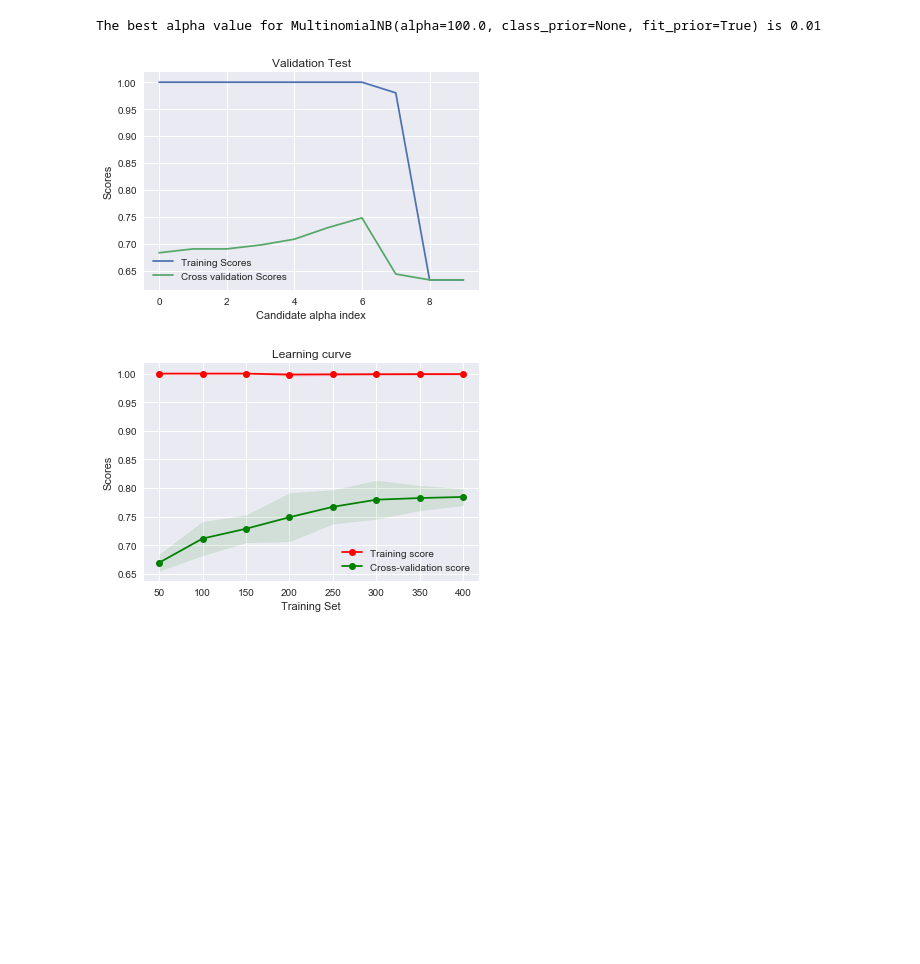
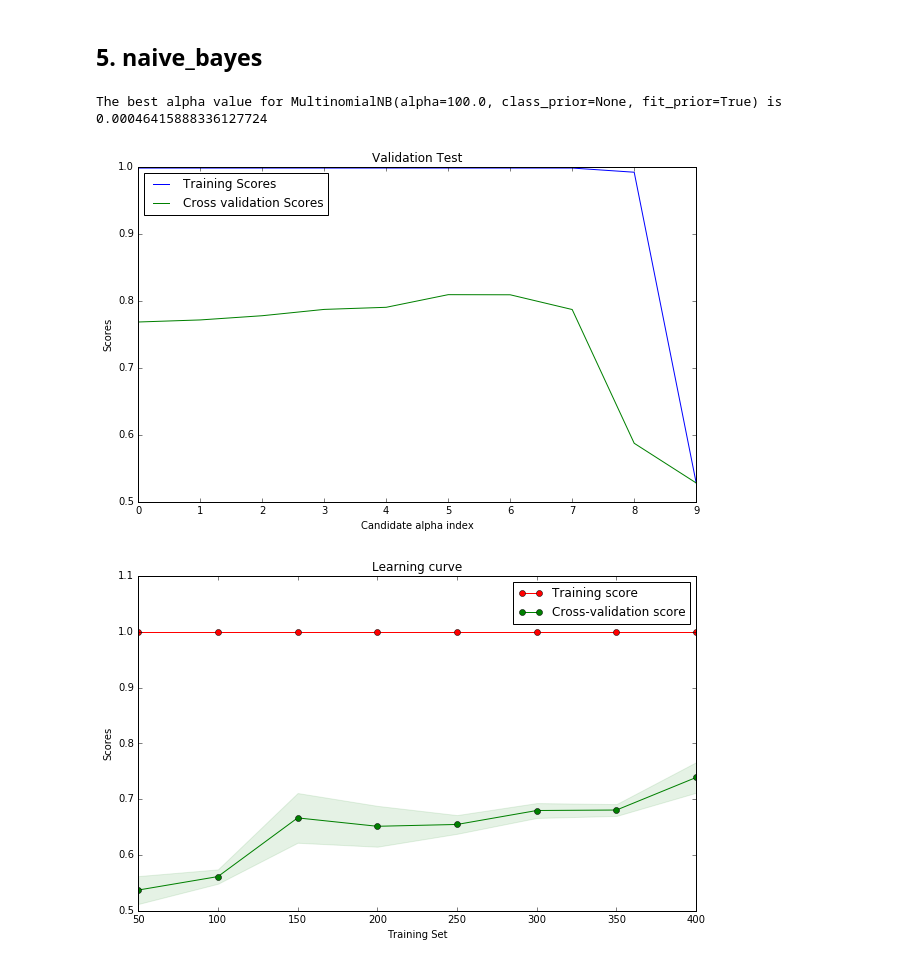
Before and after one commit to Fake-News-Project/Fake-News-Project, a Jupyter notebook: Step2_Extracting_features_and_predict_via_machine_learning.ipynb, the cells around one changed output. Saved outputs shown, nothing was run; the diff lists cells and outputs as text; code cells hidden in the pictures; blank space fills up the shorter version.

```diff
--- a/Step2_Extracting_features_and_predict_via_machine_learning.ipynb
+++ b/Step2_Extracting_features_and_predict_via_machine_learning.ipynb
@@ -191,9 +86,0 @@ test score is 0.7541766109785203
-# %%
-# RandomForestClassifier
-best_estimator = valid_test(RandomForestClassifier(), "n_estimators", [x for x in range(2,12)])
-RF = RandomForestClassifier(n_estimators=best_estimator)
-Learning_curve(RF)
-RF.fit(X_train_dtm, Y_train)
-Y_test_pred_RF = RF.predict(X_test_dtm)
-print('Train score is {}'.format(RF.score(X_train_dtm, Y_train)))
-print('test score is {}'.format(RF.score(X_test_dtm, Y_test)))
@@ -211,10 +86,0 @@ test score is 0.7852028639618138
-# %%
-#naive_bayes
-
-best_alpha = valid_test(MultinomialNB(), "alpha", np.logspace(-10, 2, 10))
-nb = MultinomialNB(alpha = best_alpha)
-Learning_curve(nb)
-nb.fit(X_train_dtm, Y_train)
-Y_test_pred_RF = nb.predict(X_test_dtm)
-print('Train score is {}'.format(nb.score(X_train_dtm, Y_train)))
-print('test score is {}'.format(nb.score(X_test_dtm, Y_test)))
@@ -229,6 +89,7 @@ test score is 0.8448687350835322
 # %%
 from sklearn.feature_extraction.text import TfidfVectorizer
-tfidf = TfidfVectorizer(stop_words='english')
+
+tfidf = TfidfVectorizer(tokenizer=tokenize_stemmer,stop_words='english',ngram_range=(2, 2))
 # %%
 tfidf.fit(X_train)
 # %% [output]
@@ -333,12 +282,9 @@ test score is 0.8591885441527446
 # %%
-# RandomForestClassifier
 best_estimator = valid_test(RandomForestClassifier(), "n_estimators", [x for x in range(2,12)])
 RF = RandomForestClassifier(n_estimators=best_estimator)
 Learning_curve(RF)
-RF.fit(X_train_dtm, Y_train)
+%time RF.fit(X_train_dtm, Y_train)
 Y_test_pred_RF = RF.predict(X_test_dtm)
-print('Train score is {}'.format(RF.score(X_train_dtm, Y_train)))
-print('test score is {}'.format(RF.score(X_test_dtm, Y_test)))
 # %% [output]
 The best n_estimators value for RandomForestClassifier(bootstrap=True, class_weight=None, criterion='gini',
             max_depth=None, max_features='auto', max_leaf_nodes=None,
@@ -353,14 +313,12 @@ test score is 0.7708830548926014
+# %% [markdown]
+## 5. naive_bayes
 # %%
-#naive_bayes
-
 best_alpha = valid_test(MultinomialNB(), "alpha", np.logspace(-10, 2, 10))
 nb = MultinomialNB(alpha = best_alpha)
 Learning_curve(nb)
-nb.fit(X_train_dtm, Y_train)
-Y_test_pred_RF = RF.predict(X_test_dtm)
-print('Train score is {}'.format(nb.score(X_train_dtm, Y_train)))
-print('test score is {}'.format(nb.score(X_test_dtm, Y_test)))
+%time nb.fit(X_train_dtm, Y_train)
+Y_test_pred_nb = nb.predict(X_test_dtm)
 # %% [output]
-The best alpha value for MultinomialNB(alpha=100.0, class_prior=None, fit_prior=True) is 0.01
+The best alpha value for MultinomialNB(alpha=100.0, class_prior=None, fit_prior=True) is 0.00046415888336127724
-[figure, old version]
+[figure, new version]
-[figure, old version]
+[figure, new version]
```
Also changed, not shown: parts of 33 cells of this notebook, 3 other files.
